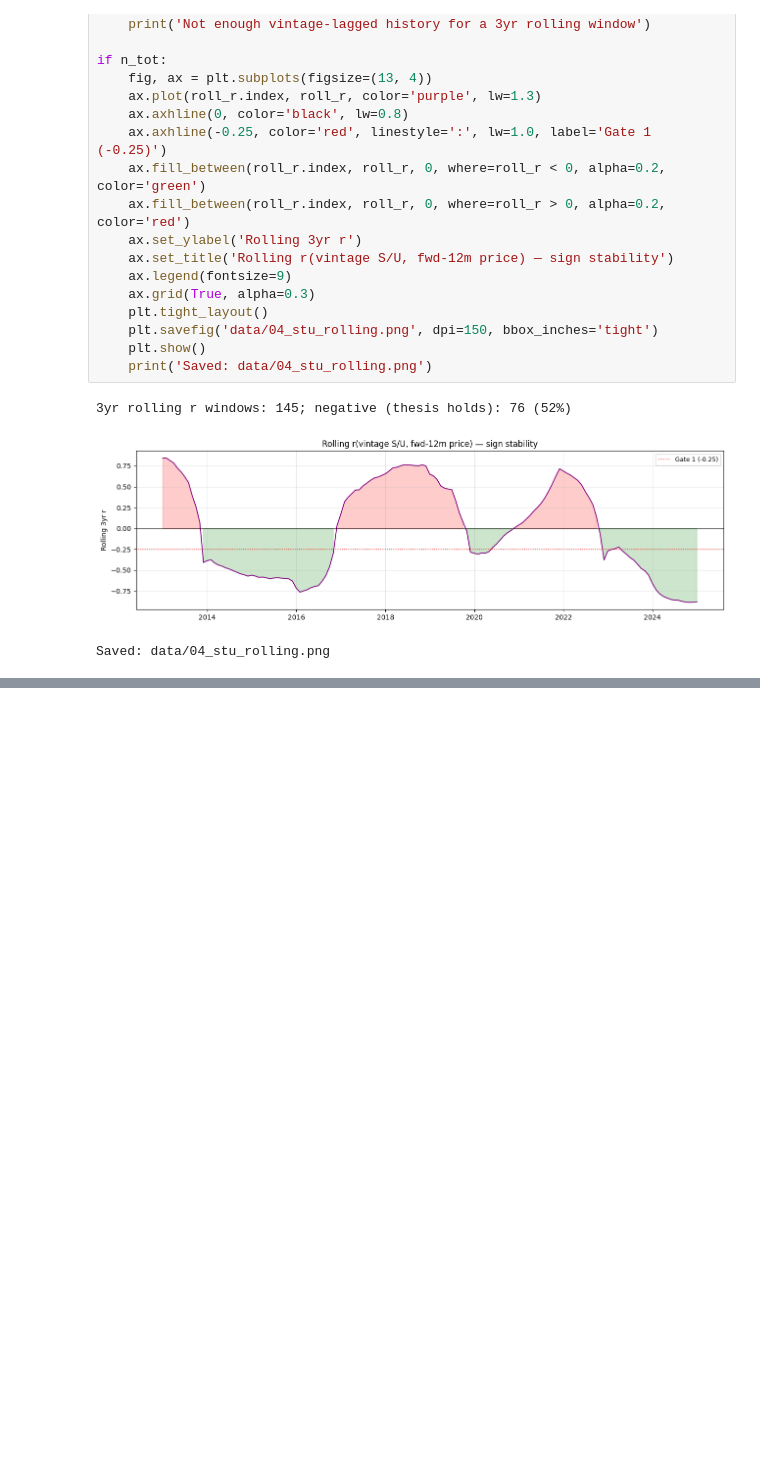
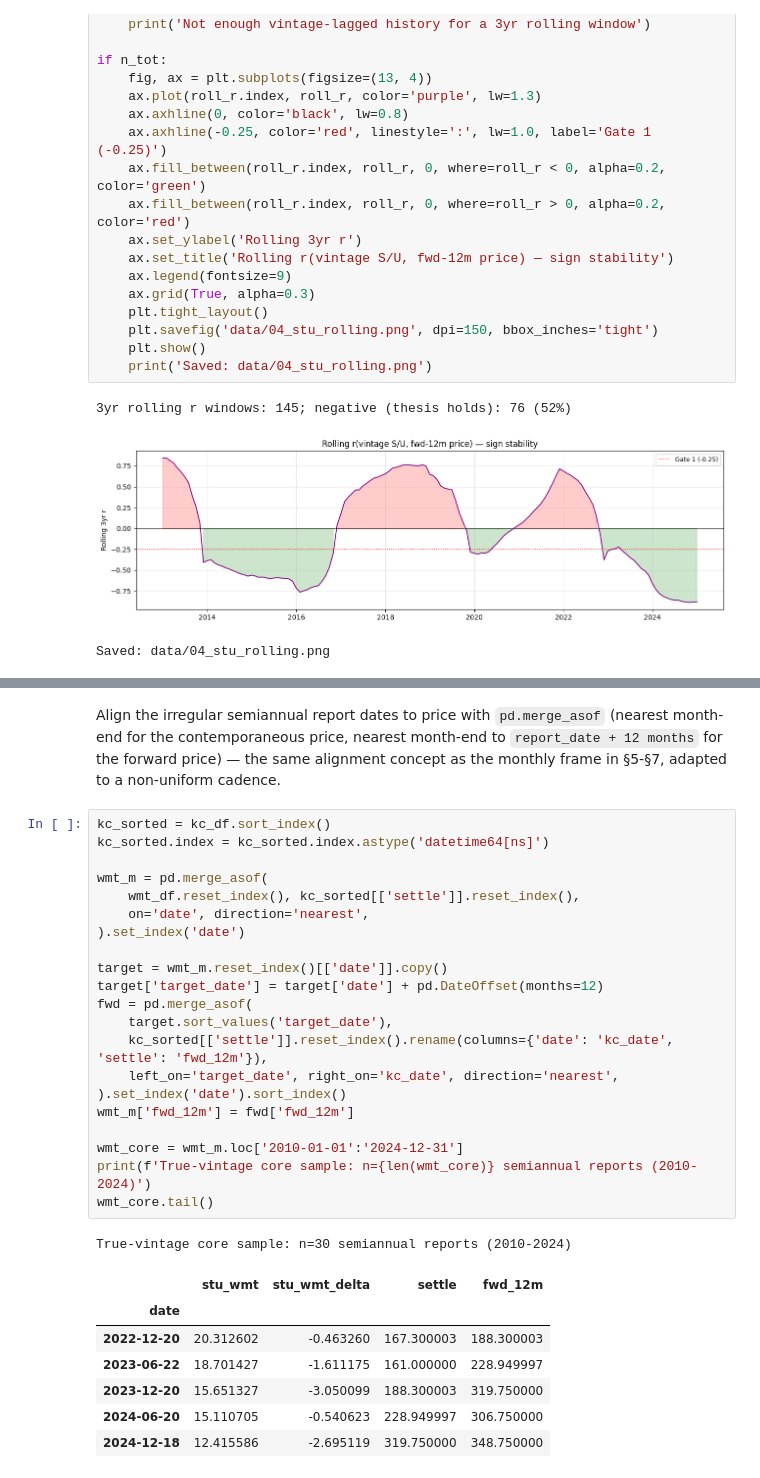
Before and after one commit to abhirajp97/greensignal, a Jupyter notebook: notebooks/coffee_backtests/04_usda_supply_signal.ipynb, the cells around one changed output, grey strips where cells are left out. Saved outputs shown, nothing was run; the diff lists cells and outputs as text; blank space fills up the shorter version.

```diff
--- a/notebooks/coffee_backtests/04_usda_supply_signal.ipynb
+++ b/notebooks/coffee_backtests/04_usda_supply_signal.ipynb
@@ -559,0 +637,36 @@ Saved: data/04_stu_rolling.png
+# %% [markdown]
+Align the irregular semiannual report dates to price with
+`pd.merge_asof` (nearest month-end for the contemporaneous price, nearest
+month-end to `report_date + 12 months` for the forward price) — the same
+alignment concept as the monthly frame in §5-§7, adapted to a non-uniform
+cadence.
+# %%
+kc_sorted = kc_df.sort_index()
+kc_sorted.index = kc_sorted.index.astype('datetime64[ns]')
+
+wmt_m = pd.merge_asof(
+    wmt_df.reset_index(), kc_sorted[['settle']].reset_index(),
+    on='date', direction='nearest',
+).set_index('date')
+
+target = wmt_m.reset_index()[['date']].copy()
+target['target_date'] = target['date'] + pd.DateOffset(months=12)
+fwd = pd.merge_asof(
+    target.sort_values('target_date'),
+    kc_sorted[['settle']].reset_index().rename(columns={'date': 'kc_date', 'settle': 'fwd_12m'}),
+    left_on='target_date', right_on='kc_date', direction='nearest',
+).set_index('date').sort_index()
+wmt_m['fwd_12m'] = fwd['fwd_12m']
+
+wmt_core = wmt_m.loc['2010-01-01':'2024-12-31']
+print(f'True-vintage core sample: n={len(wmt_core)} semiannual reports (2010-2024)')
+wmt_core.tail()
+# %% [output]
+True-vintage core sample: n=30 semiannual reports (2010-2024)
+|  | stu_wmt | stu_wmt_delta | settle | fwd_12m |
+| date |  |  |  |  |
+| 2022-12-20 | 20.312602 | -0.463260 | 167.300003 | 188.300003 |
+| 2023-06-22 | 18.701427 | -1.611175 | 161.000000 | 228.949997 |
+| 2023-12-20 | 15.651327 | -3.050099 | 188.300003 | 319.750000 |
+| 2024-06-20 | 15.110705 | -0.540623 | 228.949997 | 306.750000 |
+| 2024-12-18 | 12.415586 | -2.695119 | 319.750000 | 348.750000 |
```
Also changed, not shown: parts of 14 cells of this notebook, 11 other files.
